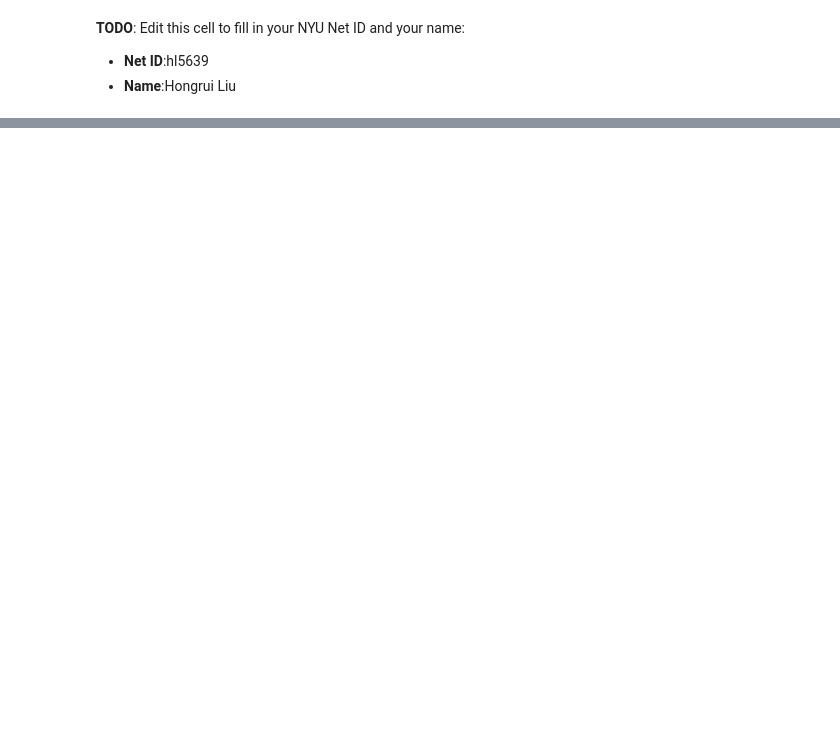
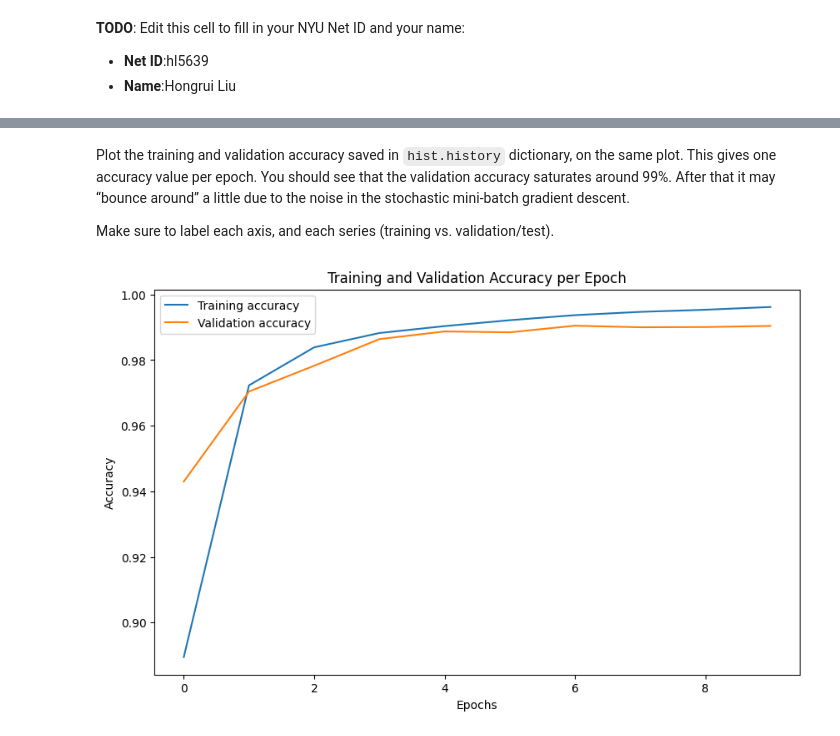
Before and after one commit to 4teven/Machine-Learning, a Jupyter notebook: lab-solution.ipynb, the cells around one changed output, grey strips where cells are left out. Cells and saved outputs as stored; diff of their text form; code cells hidden in the pictures; blank space fills up the shorter version.

```diff
--- a/lab-solution.ipynb
+++ b/lab-solution.ipynb
@@ -1595,0 +172,6 @@ print(acc)
+# %%
+# TODO - Standardize the training and test data
+from sklearn.preprocessing import StandardScaler
+scale=StandardScaler().fit(Xtr)
+Xtr_scale = scale.transform(Xtr)
+Xts_scale = scale.transform(Xts)
@@ -1595,0 +224,4 @@ print(acc)
+# %%
+# TODO - create optimizer and compile the model
+from tensorflow.keras.optimizers import Adam
+model.compile(loss='sparse_categorical_crossentropy', optimizer=Adam(learning_rate=0.001), metrics=['accuracy'])
@@ -1595,0 +234,3 @@ print(acc)
+# %%
+# TODO - fit model and save training history
+hist = model.fit(Xtr_scale, ytr,epochs=10,batch_size=128,validation_data=(Xts_scale, yts))
@@ -1595,0 +258,19 @@ print(acc)
+# %% [markdown]
+Plot the training and validation accuracy saved in `hist.history` dictionary, on the same plot. This gives one accuracy value per epoch. You should see that the validation accuracy saturates around 99%. After that it may “bounce around” a little due to the noise in the stochastic mini-batch gradient descent.
+
+Make sure to label each axis, and each series (training vs. validation/test).
+# %%
+# TODO - plot the training and validation accuracy in one plot
+import matplotlib.pyplot as plt
+
+# Plot training & validation accuracy
+plt.figure(figsize=(10, 6))
+plt.plot(hist.history['accuracy'], label='Training accuracy')
+plt.plot(hist.history['val_accuracy'], label='Validation accuracy')
+plt.title('Training and Validation Accuracy per Epoch')
+plt.xlabel('Epochs')
+plt.ylabel('Accuracy')
+plt.legend()
+plt.show()
+# %% [output]
+[figure, added]
```
Also changed, not shown: parts of 320 cells of this notebook.
